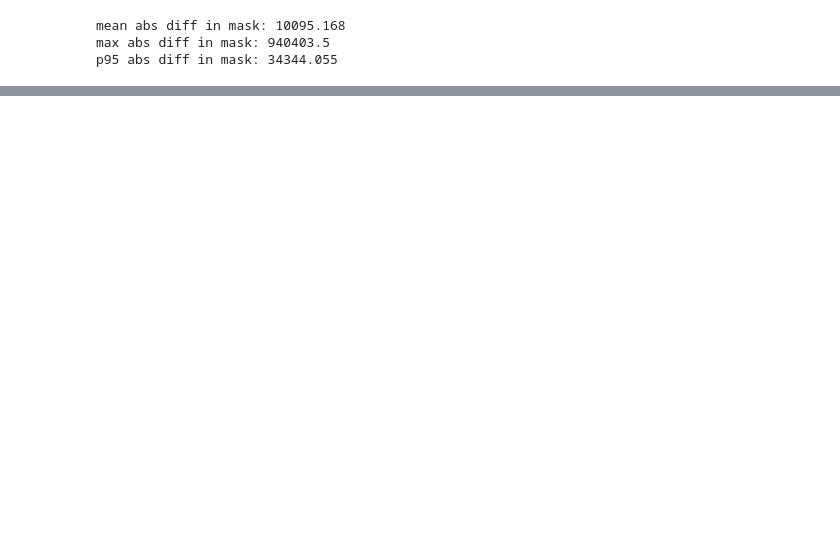
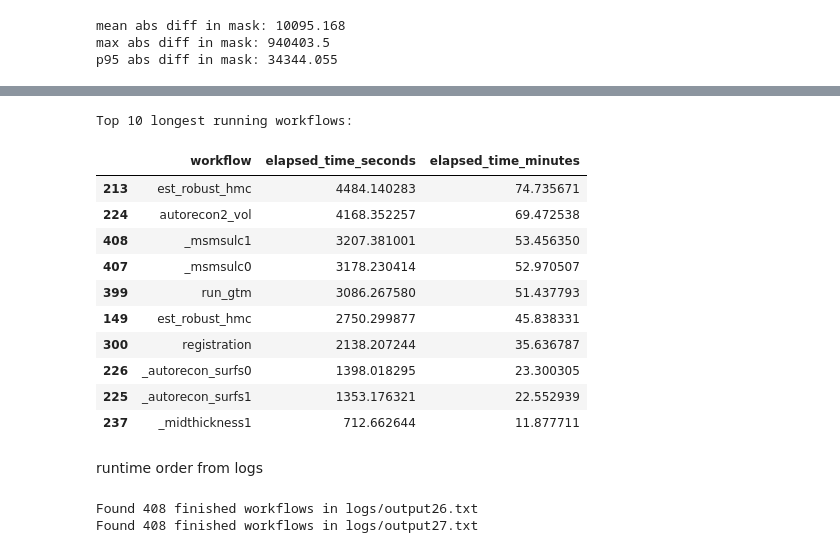
Before and after one commit to rolandhaidari/thesis_preparation, a Jupyter notebook: experiments.ipynb, the cells around one changed output, grey strips where cells are left out. Saved outputs shown, nothing was run; the diff lists cells and outputs as text; code cells hidden in the pictures; blank space fills up the shorter version.

```diff
--- a/experiments.ipynb
+++ b/experiments.ipynb
@@ -33,0 +126,30 @@ nib.save(out, "absdiff_MNI_preproc_pet.nii.gz")
+# %%
+top_10 = df.nlargest(10, 'elapsed_time_seconds')[['workflow', 'elapsed_time_seconds', 'elapsed_time_minutes']]
+print("Top 10 longest running workflows:")
+top_10
+# %% [output]
+Top 10 longest running workflows:
+|  | workflow | elapsed_time_seconds | elapsed_time_minutes |
+| 213 | est_robust_hmc | 4484.140283 | 74.735671 |
+| 224 | autorecon2_vol | 4168.352257 | 69.472538 |
+| 408 | _msmsulc1 | 3207.381001 | 53.456350 |
+| 407 | _msmsulc0 | 3178.230414 | 52.970507 |
+| 399 | run_gtm | 3086.267580 | 51.437793 |
+| 149 | est_robust_hmc | 2750.299877 | 45.838331 |
+| 300 | registration | 2138.207244 | 35.636787 |
+| 226 | _autorecon_surfs0 | 1398.018295 | 23.300305 |
+| 225 | _autorecon_surfs1 | 1353.176321 | 22.552939 |
+| 237 | _midthickness1 | 712.662644 | 11.877711 |
+# %% [markdown]
+runtime order from logs
+# %%
+log_fileA = "logs/output26.txt"  # Change this to your log file path
+log_fileB = "logs/output27.txt"  # Change this to your log file path
+workflowsA = extract_finished_workflows(log_fileA)
+workflowsB = extract_finished_workflows(log_fileB)
+
+print(f"Found {len(workflowsA)} finished workflows in {log_fileA}")
+print(f"Found {len(workflowsB)} finished workflows in {log_fileB}")
+# %% [output]
+Found 408 finished workflows in logs/output26.txt
+Found 408 finished workflows in logs/output27.txt
```
Also changed, not shown: parts of 11 cells of this notebook, 5 other files.
